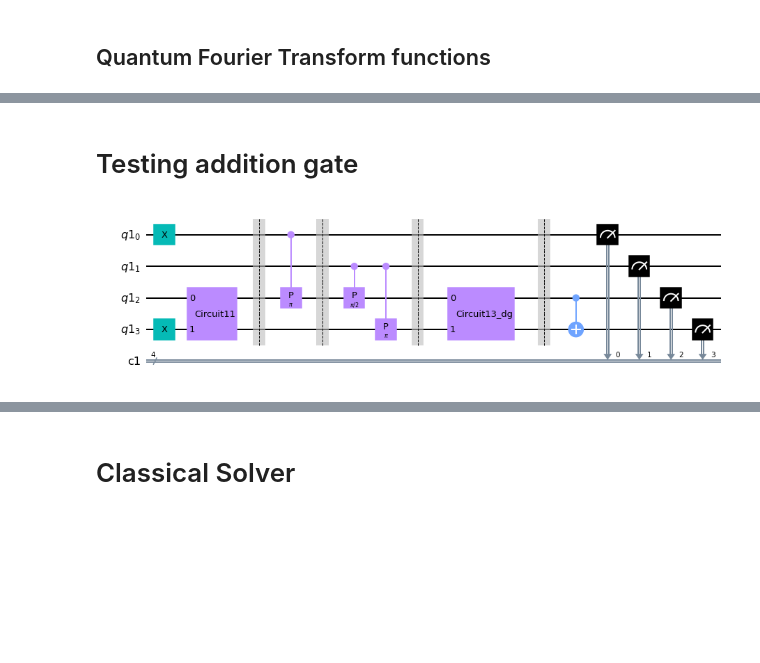
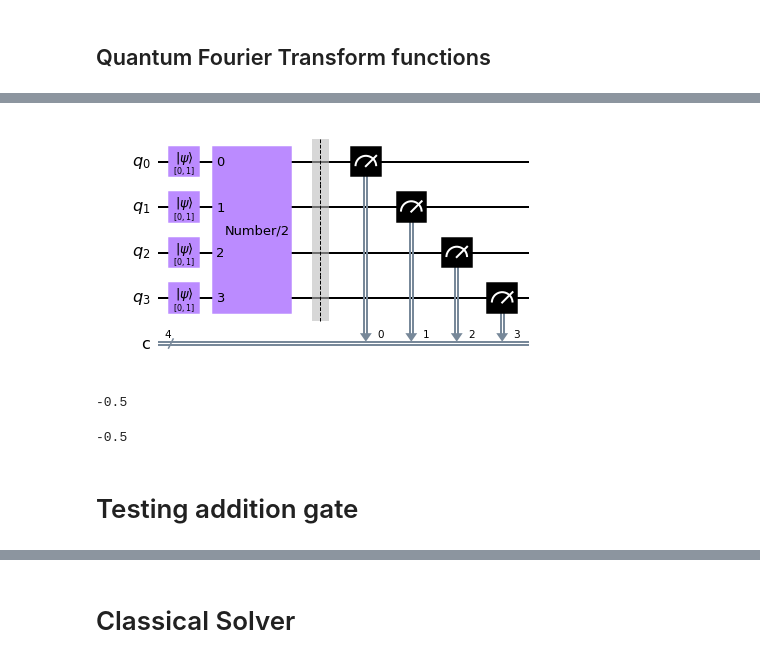
Before and after one commit to cwjsdsu/Qractice, a Jupyter notebook: Cobarrubia_Circuits/Cobarrubia_Quantum_ODE_Solver.ipynb, the cells around one changed output, grey strips where cells are left out. Drawn from its saved outputs; the diff is of its cells as text; code cells hidden in the pictures; blank space fills up the shorter version.

```diff
--- a/Cobarrubia_Circuits/Cobarrubia_Quantum_ODE_Solver.ipynb
+++ b/Cobarrubia_Circuits/Cobarrubia_Quantum_ODE_Solver.ipynb
@@ -122,0 +264,28 @@ def two_complament(circuit,n,qb_vec):
+# %%
+def divide_4bit_two(circuit,qb_vec):
+    dum_cir = QuantumCircuit(4,name='number/2')
+    dum_cir.initialize([1,0],3)
+    dum_cir.cx(0,3)
+    dum_cir.swap(2,3)
+    dum_cir.swap(1,2)
+    circuit.append(dum_cir,qb_vec)
+    return circuit
+# %%
+qct1 = QuantumCircuit(4,4)
+
+qct1.initialize([0,1],0)
+qct1.initialize([0,1],1)
+qct1.initialize([0,1],2)
+qct1.initialize([0,1],3)
+
+
+divide_4bit_two(qct1,[0,1,2,3])
+
+qct1.barrier()
+
+
+qct1.measure(range(4),range(4))
+
+qct1.draw('mpl')
+# %% [output]
+[figure, added]
@@ -123,36 +297,10 @@ def two_complament(circuit,n,qb_vec):
+# %%
+two2dec('1111')/2
+# %% [output]
+-0.5
+# %%
+two2dec(test_divide[3]+test_divide[2]+test_divide[1]+test_divide[0])/2
+# %% [output]
+-0.5
 # %% [markdown]
 # Testing addition gate
-# %%
-qct = QuantumCircuit(qt,ct)
-qct.x(0)
-#qct.x(1)
-#qct.x(2)
-qct.x(3)
-#two_complament(qct,2,[0,1])
-#two_complament(qct,2,[2,3])
-circt = qft(QuantumCircuit(2),2)
-qct.append(circt,[2,3])
-qct.barrier()
-phit1 = 2*np.pi*1/(2**1)
-phit2 = 2*np.pi*1/(2**2)
-#phit3 = 2*np.pi*1/(2**3)
-qct.cp(phit1,0,2)#.inverse()
-qct.barrier()
-#qct.crz(phit1,0,3).inverse()
-#qct.barrier()
-qct.cp(phit2,1,2)#.inverse()
-qct.cp(phit1,1,3)#.inverse()
-qct.barrier()
-qct = inverse_qft(qct,2,[2,3])
-#qct.append(qftdgreal(2),[2,3])
-qct.barrier()
-#qct.reset([3])
-#qct2.initialize([1,0],3)
-qct.cx(2,3)
-#two_complament(qct,2,[2,3])
-#qct.measure([0,1],[0,1])
-#qct.measure([2,3],[2,3])
-qct.measure([0,1,2,3], [0,1,2,3])
-qct.draw('mpl')
-# %% [output]
-[figure, removed]
```
Also changed, not shown: parts of 59 cells of this notebook, 4 other files.
